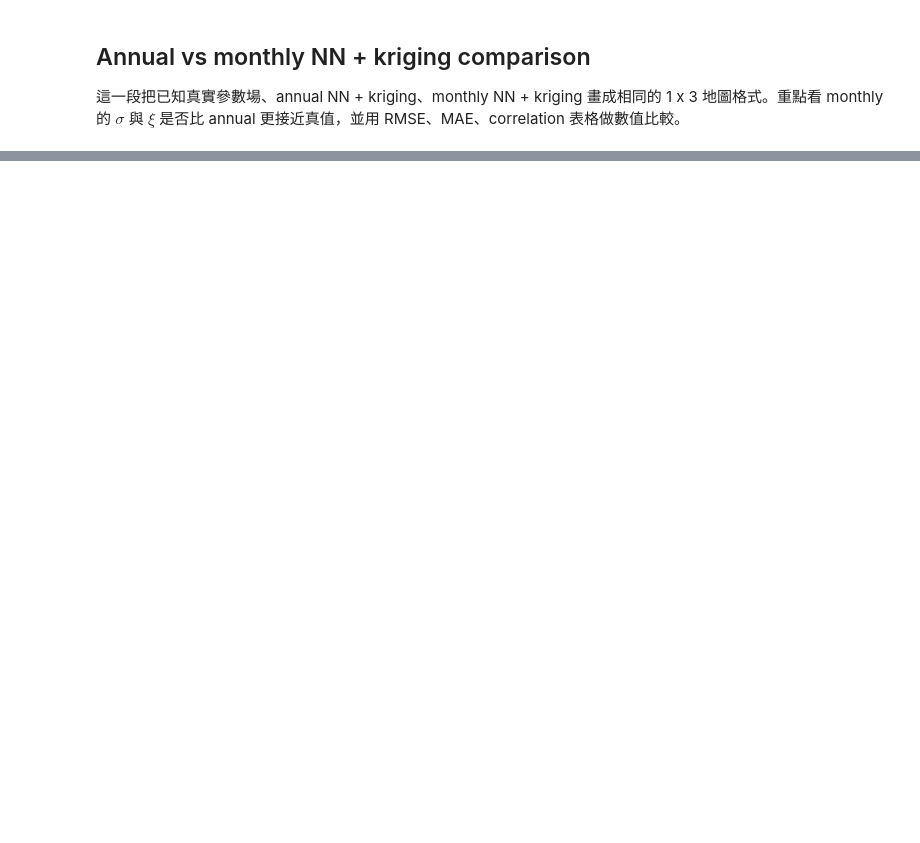
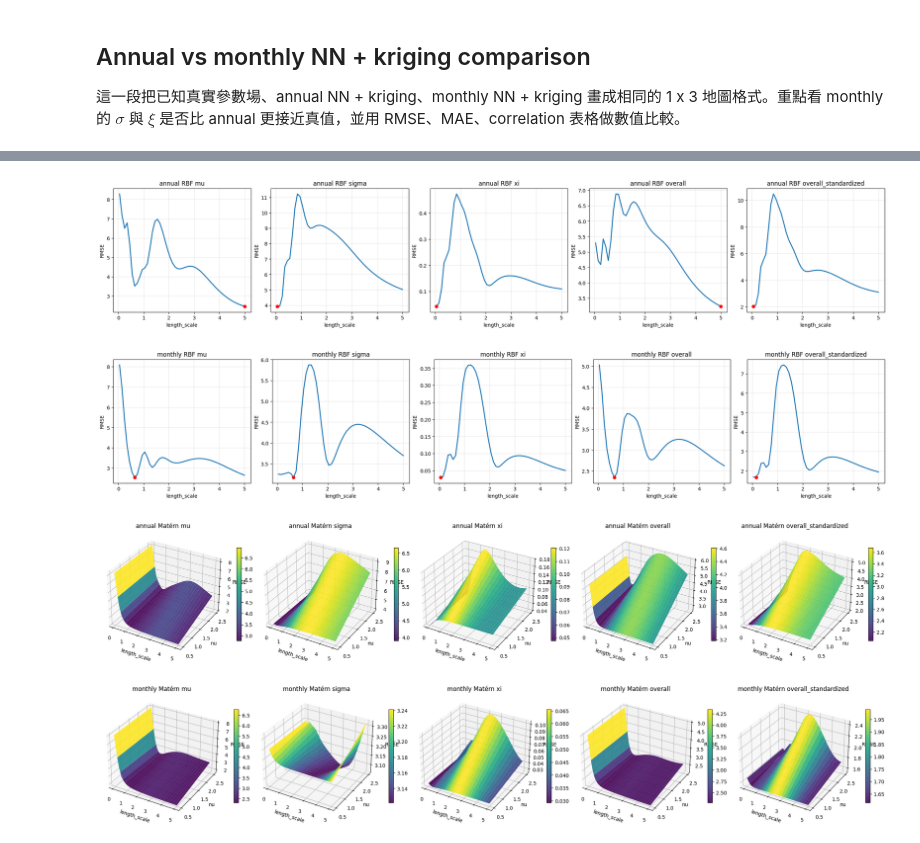
Before and after one commit to shu-ming0808/gev-use-nn, a Jupyter notebook: notebooks/main.ipynb, the cells around one changed output, grey strips where cells are left out. Drawn from its saved outputs; the diff is of its cells as text; code cells hidden in the pictures; blank space fills up the shorter version.

```diff
--- a/notebooks/main.ipynb
+++ b/notebooks/main.ipynb
@@ -921,0 +1027,66 @@ display(comparison)
+# %%
+from pathlib import Path
+
+import matplotlib.pyplot as plt
+import numpy as np
+import pandas as pd
+from mpl_toolkits.mplot3d import Axes3D
+
+BASE_DIR = Path().resolve()
+while not (BASE_DIR / "data").exists():
+    if BASE_DIR.parent == BASE_DIR:
+        raise FileNotFoundError("Could not find project root containing data/")
+    BASE_DIR = BASE_DIR.parent
+
+SIM_DIR = BASE_DIR / "data" / "simulated" / "spatial_gev"
+rmse_df = pd.read_csv(SIM_DIR / "spatial_kernel_gridsearch_rmse.csv")
+params = ["mu", "sigma", "xi", "overall", "overall_standardized"]
+scenarios = ["annual", "monthly"]
+
+for scenario in scenarios:
+    fig, axes = plt.subplots(1, len(params), figsize=(22, 4.2), constrained_layout=True)
+    for ax, param in zip(axes, params):
+        sub = rmse_df[
+            (rmse_df["scenario"] == scenario)
+            & (rmse_df["kernel"] == "RBF")
+            & (rmse_df["param"] == param)
+        ].sort_values("length_scale")
+        ax.plot(sub["length_scale"], sub["rmse"], linewidth=2)
+        best = sub.loc[sub["rmse"].idxmin()]
+        ax.scatter(best["length_scale"], best["rmse"], color="red", zorder=3)
+        ax.set_title(f"{scenario} RBF {param}")
+        ax.set_xlabel("length_scale")
+        ax.set_ylabel("RMSE")
+        ax.grid(alpha=0.3)
+    plt.show()
+
+for scenario in scenarios:
+    fig = plt.figure(figsize=(22, 4.8), constrained_layout=True)
+    for i, param in enumerate(params, start=1):
+        ax = fig.add_subplot(1, len(params), i, projection="3d")
+        sub = rmse_df[
+            (rmse_df["scenario"] == scenario)
+            & (rmse_df["kernel"] == "Matern")
+            & (rmse_df["param"] == param)
+        ]
+        surface = sub.pivot_table(index="nu", columns="length_scale", values="rmse")
+        X, Y = np.meshgrid(surface.columns.to_numpy(dtype=float), surface.index.to_numpy(dtype=float))
+        Z = surface.to_numpy(dtype=float)
+        surf = ax.plot_surface(X, Y, Z, cmap="viridis", edgecolor="none", alpha=0.9)
+        ax.set_title(f"{scenario} Matérn {param}")
+        ax.set_xlabel("length_scale")
+        ax.set_ylabel("nu")
+        ax.set_zlabel("RMSE")
+        fig.colorbar(surf, ax=ax, shrink=0.55, pad=0.08)
+    plt.show()
+
+display(
+    rmse_df.loc[rmse_df.groupby(["scenario", "kernel", "param"])["rmse"].idxmin()]
+    .sort_values(["scenario", "kernel", "param"])
+    .reset_index(drop=True)
+)
+# %% [output]
+[figure, added]
+[figure, added]
+[figure, added]
+[figure, added]
```
Also changed, not shown: parts of 8 cells of this notebook, 1 other file.
